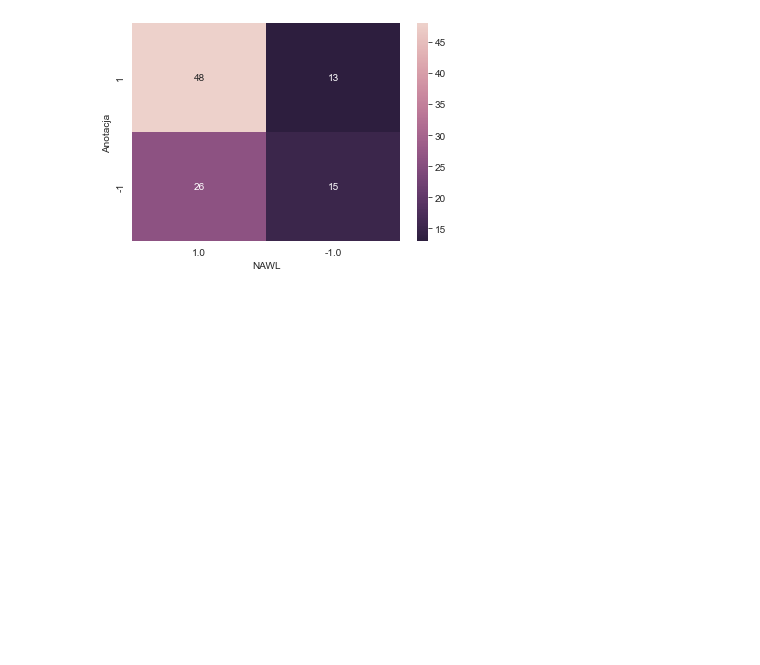
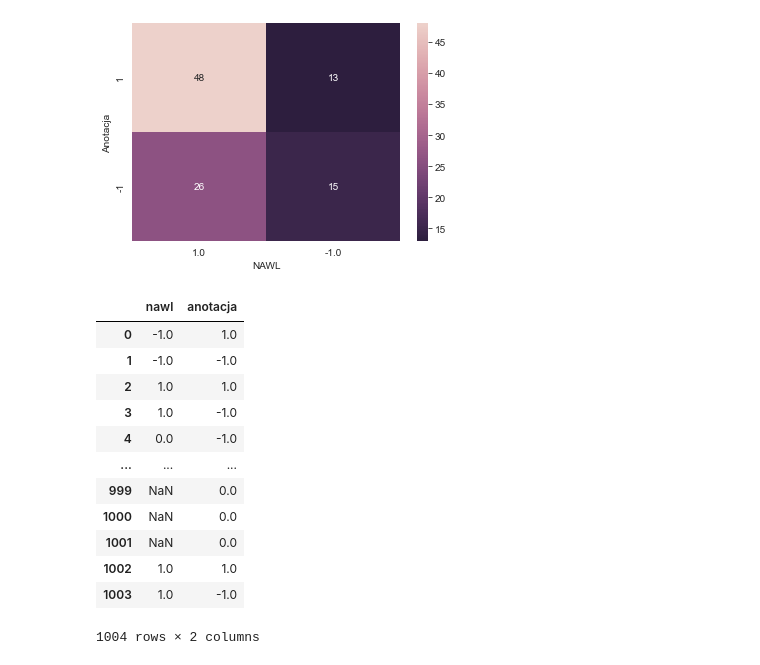
Before and after one commit to triqqs/Praca-Licencjacka, a Jupyter notebook: analiza_porownawcza.ipynb, the cells around one changed output. Cells and saved outputs as stored; diff of their text form; code cells hidden in the pictures; blank space fills up the shorter version.

```diff
--- a/analiza_porownawcza.ipynb
+++ b/analiza_porownawcza.ipynb
@@ -307,0 +331,16 @@ Kappa p3-cat i p3-anot: 0.161
+# %%
+all_comparison_df
+# %% [output]
+|  | nawl | anotacja |
+| 0 | -1.0 | 1.0 |
+| 1 | -1.0 | -1.0 |
+| 2 | 1.0 | 1.0 |
+| 3 | 1.0 | -1.0 |
+| 4 | 0.0 | -1.0 |
+| ... | ... | ... |
+| 999 | NaN | 0.0 |
+| 1000 | NaN | 0.0 |
+| 1001 | NaN | 0.0 |
+| 1002 | 1.0 | 1.0 |
+| 1003 | 1.0 | -1.0 |
+1004 rows × 2 columns
```
Also changed, not shown: parts of 7 cells of this notebook.
